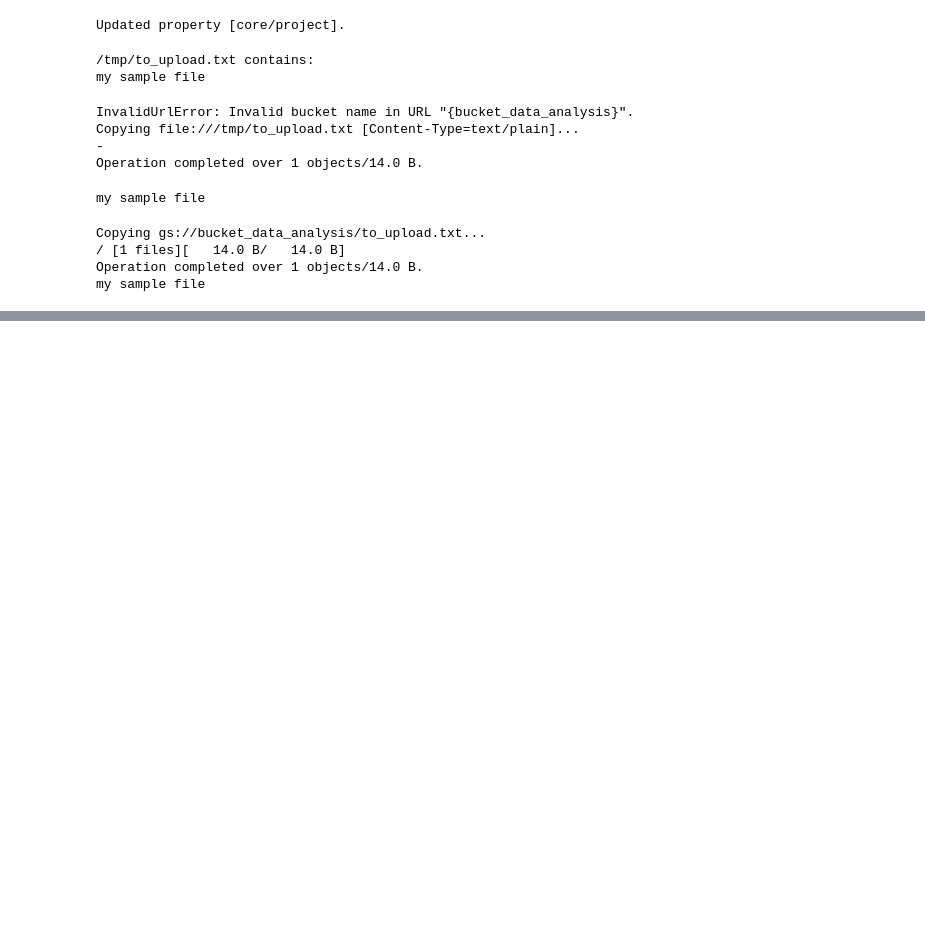
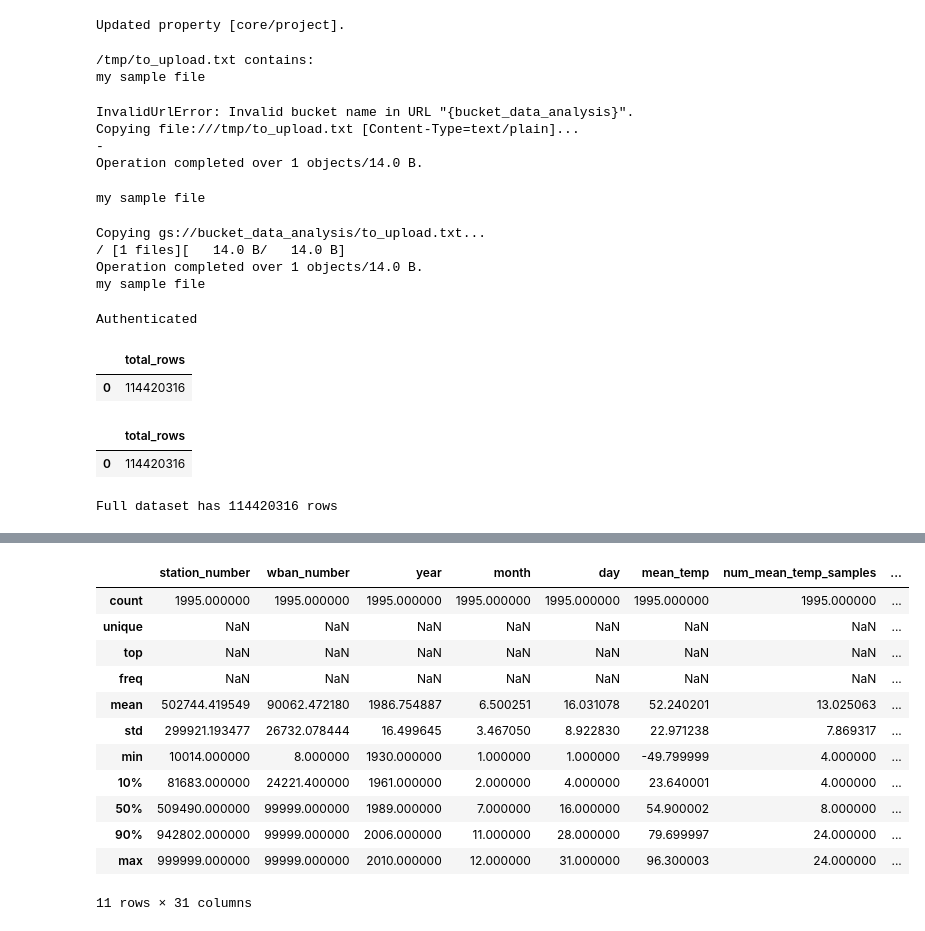
Before and after one commit to NOURDINEEEE/Data_Science_Project1, a Jupyter notebook: Data_analysis_TT_Colab_GitHub.ipynb, the cells around one changed output, grey strips where cells are left out. Drawn from its saved outputs; the diff is of its cells as text; code cells hidden in the pictures; blank space fills up the shorter version.

```diff
--- a/Data_analysis_TT_Colab_GitHub.ipynb
+++ b/Data_analysis_TT_Colab_GitHub.ipynb
@@ -112,0 +115,16 @@ my sample file
+# %%
+from google.colab import auth
+auth.authenticate_user()
+print('Authenticated')
+# %% [output]
+Authenticated
+# %%
+# Display query output immediately
+
+%%bigquery --project vocal-airline-381819
+SELECT
+  COUNT(*) as total_rows
+FROM `bigquery-public-data.samples.gsod`
+# %% [output]
+|  | total_rows |
+| 0 | 114420316 |
@@ -112,0 +138,32 @@ my sample file
+# %%
+df
+# %% [output]
+|  | total_rows |
+| 0 | 114420316 |
+# %%
+project_id = 'vocal-airline-381819'
+# %%
+from google.cloud import bigquery
+
+client = bigquery.Client(project=project_id)
+
+sample_count = 2000
+row_count = client.query('''
+  SELECT
+    COUNT(*) as total
+  FROM `bigquery-public-data.samples.gsod`''').to_dataframe().total[0]
+
+df = client.query('''
+  SELECT
+    *
+  FROM
+    `bigquery-public-data.samples.gsod`
+  WHERE RAND() < %d/%d
+''' % (sample_count, row_count)).to_dataframe()
+
+print('Full dataset has %d rows' % row_count)
+# %% [output]
+Full dataset has 114420316 rows
+# %%
+df.describe(percentiles=[0.1,0.9])
+# %% [output]
@@ -112,0 +171,13 @@ my sample file
+|  | station_number | wban_number | year | month | day | mean_temp | num_mean_temp_samples | ... |
+| count | 1995.000000 | 1995.000000 | 1995.000000 | 1995.000000 | 1995.000000 | 1995.000000 | 1995.000000 | ... |
+| unique | NaN | NaN | NaN | NaN | NaN | NaN | NaN | ... |
+| top | NaN | NaN | NaN | NaN | NaN | NaN | NaN | ... |
+| freq | NaN | NaN | NaN | NaN | NaN | NaN | NaN | ... |
+| mean | 502744.419549 | 90062.472180 | 1986.754887 | 6.500251 | 16.031078 | 52.240201 | 13.025063 | ... |
+| std | 299921.193477 | 26732.078444 | 16.499645 | 3.467050 | 8.922830 | 22.971238 | 7.869317 | ... |
+| min | 10014.000000 | 8.000000 | 1930.000000 | 1.000000 | 1.000000 | -49.799999 | 4.000000 | ... |
+| 10% | 81683.000000 | 24221.400000 | 1961.000000 | 2.000000 | 4.000000 | 23.640001 | 4.000000 | ... |
+| 50% | 509490.000000 | 99999.000000 | 1989.000000 | 7.000000 | 16.000000 | 54.900002 | 8.000000 | ... |
+| 90% | 942802.000000 | 99999.000000 | 2006.000000 | 11.000000 | 28.000000 | 79.699997 | 24.000000 | ... |
+| max | 999999.000000 | 99999.000000 | 2010.000000 | 12.000000 | 31.000000 | 96.300003 | 24.000000 | ... |
+11 rows × 31 columns
```
Also changed, not shown: parts of 6 cells of this notebook.
